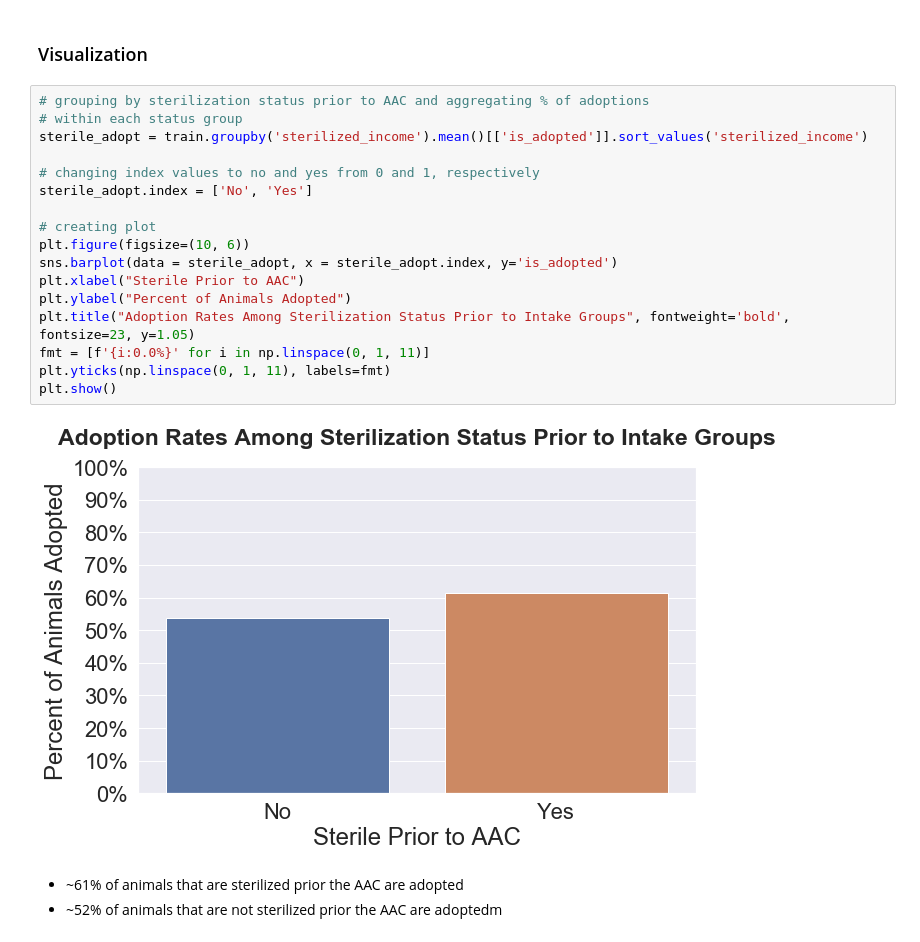
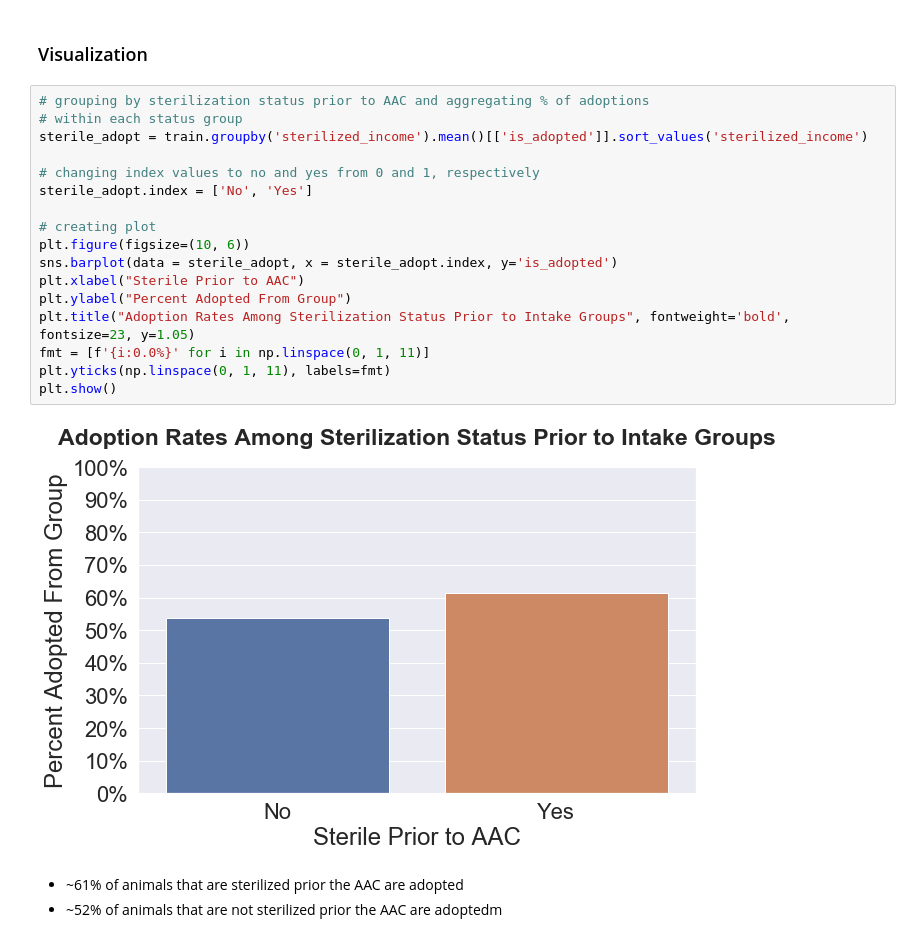
Before and after one commit to SamuelD-Data/aac_outcomes_project, a Jupyter notebook: continued_work/update_notebook.ipynb, the cells around one changed output. Saved outputs shown, nothing was run; the diff lists cells and outputs as text.

```diff
--- a/continued_work/update_notebook.ipynb
+++ b/continued_work/update_notebook.ipynb
@@ -485,22 +485,22 @@ income_ster
 # %%
 # grouping by sterilization status prior to AAC and aggregating % of adoptions
 # within each status group
 sterile_adopt = train.groupby('sterilized_income').mean()[['is_adopted']].sort_values('sterilized_income')
 
 # changing index values to no and yes from 0 and 1, respectively
 sterile_adopt.index = ['No', 'Yes']
 
 # creating plot
 plt.figure(figsize=(10, 6))
 sns.barplot(data = sterile_adopt, x = sterile_adopt.index, y='is_adopted')
 plt.xlabel("Sterile Prior to AAC")
-plt.ylabel("Percent of Animals Adopted")
+plt.ylabel("Percent Adopted From Group")
 plt.title("Adoption Rates Among Sterilization Status Prior to Intake Groups", fontweight='bold', fontsize=23, y=1.05)
 fmt = [f'{i:0.0%}' for i in np.linspace(0, 1, 11)]
 plt.yticks(np.linspace(0, 1, 11), labels=fmt)
 plt.show()
 # %% [output]
-[figure, old version]
+[figure, new version]
 # %% [markdown]
 - ~61% of animals that are sterilized prior the AAC are adopted
 - ~52% of animals that are not sterilized prior the AAC are adoptedm
```
Also changed, not shown: parts of 14 cells of this notebook, 1 other file.
